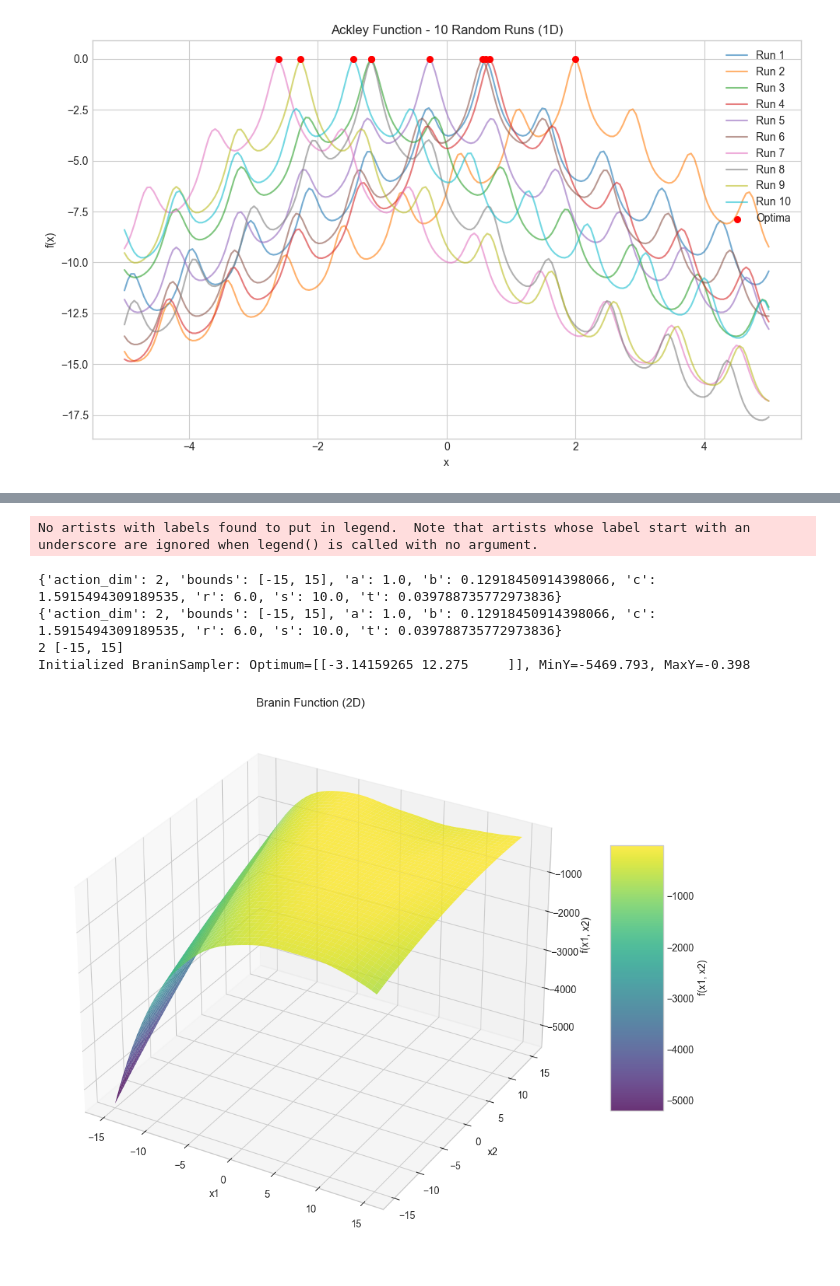
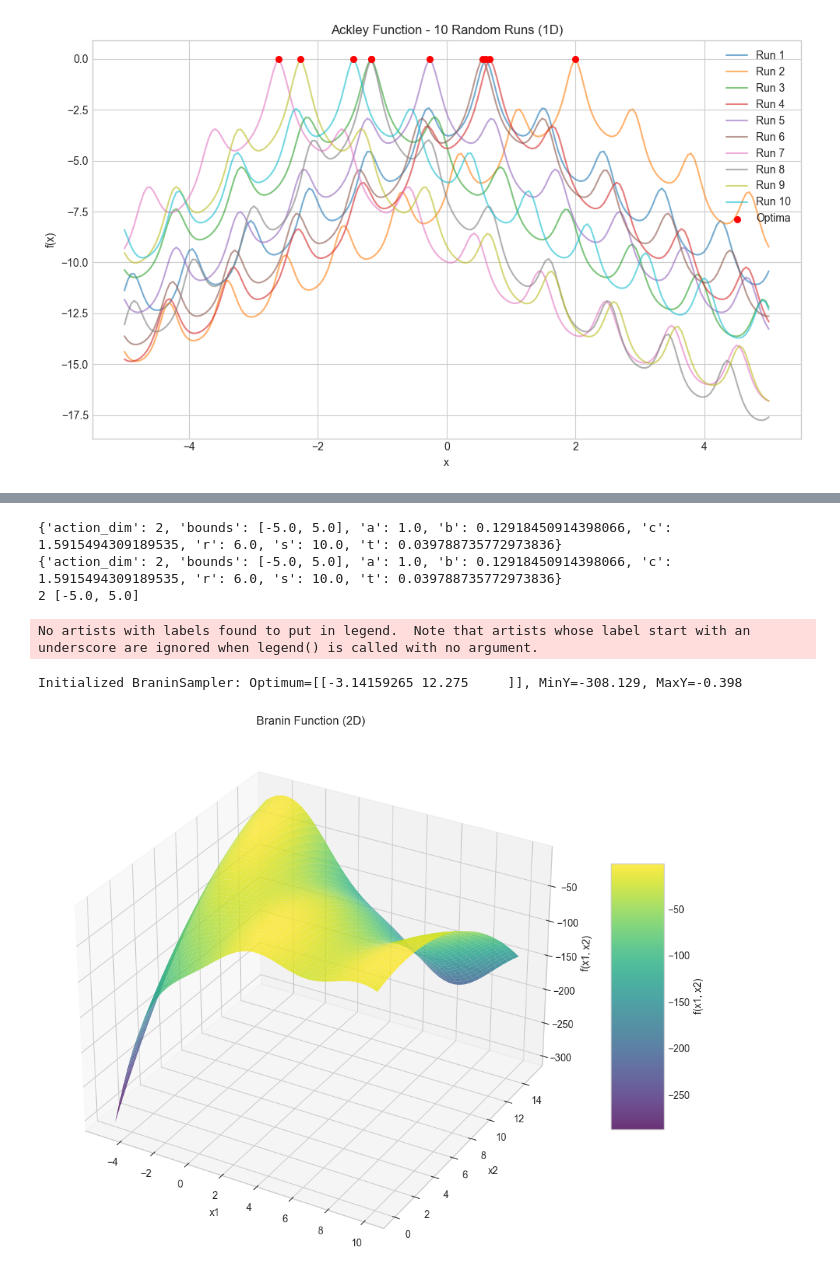
Before and after one commit to Jimvos32/Recurrent-PPO-Jax, a Jupyter notebook: src/tasks/envs/env_notebooks/multi_func.ipynb, the cells around one changed output, grey strips where cells are left out. Saved outputs shown, nothing was run; the diff lists cells and outputs as text; code cells hidden in the pictures.

```diff
--- a/src/tasks/envs/env_notebooks/multi_func.ipynb
+++ b/src/tasks/envs/env_notebooks/multi_func.ipynb
@@ -397,25 +405,25 @@ Initialized RosenbrockSampler: Optimum=[[1. 1.]], MinY=-1210121.000, MaxY=-0.000
 # %%
 branin_specific_config = {
-    "bounds": [-15, 15],
+    # "bounds": [-15, 15],
 
     "a": 1.0,
     "b": 5.1 / (4 * math.pi**2),
     "c": 5 / math.pi,
     "r": 6.0,
     "s": 10.0,
     "t": 1 / (8 * math.pi),
 
 
 }
 
 branin_config_2d = {**base_config_2d, **branin_specific_config}
 print(branin_config_2d)
 
 plot_sampler_instance(BraninSampler, branin_config_2d, "Branin Function", resolution=50, seed=99)
 # %% [output]
-No artists with labels found to put in legend.  Note that artists whose label start with an underscore are ignored when legend() is called with no argument.
+{'action_dim': 2, 'bounds': [-5.0, 5.0], 'a': 1.0, 'b': 0.12918450914398066, 'c': 1.5915494309189535, 'r': 6.0, 's': 10.0, 't': 0.039788735772973836}
+{'action_dim': 2, 'bounds': [-5.0, 5.0], 'a': 1.0, 'b': 0.12918450914398066, 'c': 1.5915494309189535, 'r': 6.0, 's': 10.0, 't': 0.039788735772973836}
+2 [-5.0, 5.0]
-{'action_dim': 2, 'bounds': [-15, 15], 'a': 1.0, 'b': 0.12918450914398066, 'c': 1.5915494309189535, 'r': 6.0, 's': 10.0, 't': 0.039788735772973836}
-{'action_dim': 2, 'bounds': [-15, 15], 'a': 1.0, 'b': 0.12918450914398066, 'c': 1.5915494309189535, 'r': 6.0, 's': 10.0, 't': 0.039788735772973836}
-2 [-15, 15]
-Initialized BraninSampler: Optimum=[[-3.14159265 12.275     ]], MinY=-5469.793, MaxY=-0.398
+No artists with labels found to put in legend.  Note that artists whose label start with an underscore are ignored when legend() is called with no argument.
+Initialized BraninSampler: Optimum=[[-3.14159265 12.275     ]], MinY=-308.129, MaxY=-0.398
-[figure, old version]
+[figure, new version]
```
Also changed, not shown: parts of 9 cells of this notebook, 37 other files.
